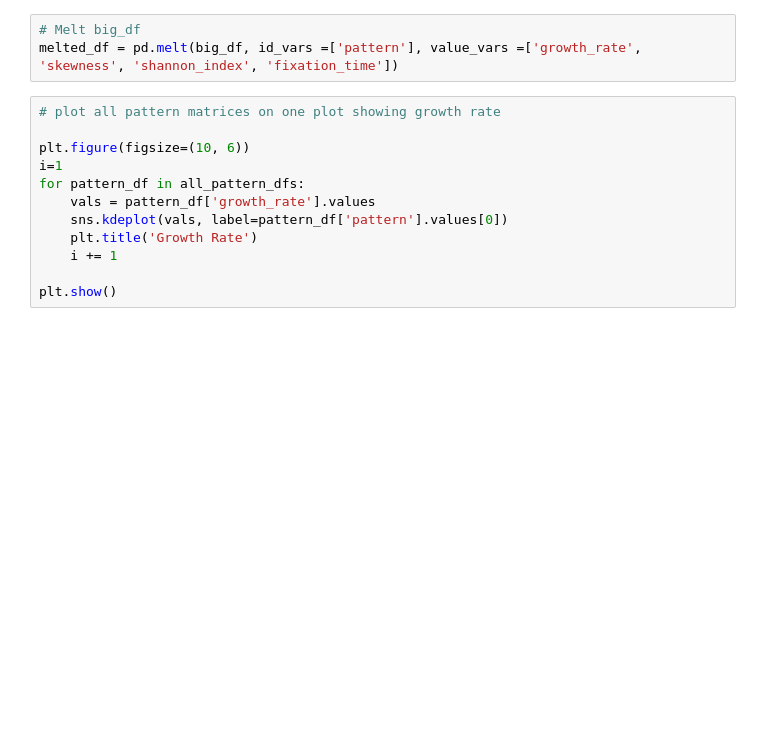
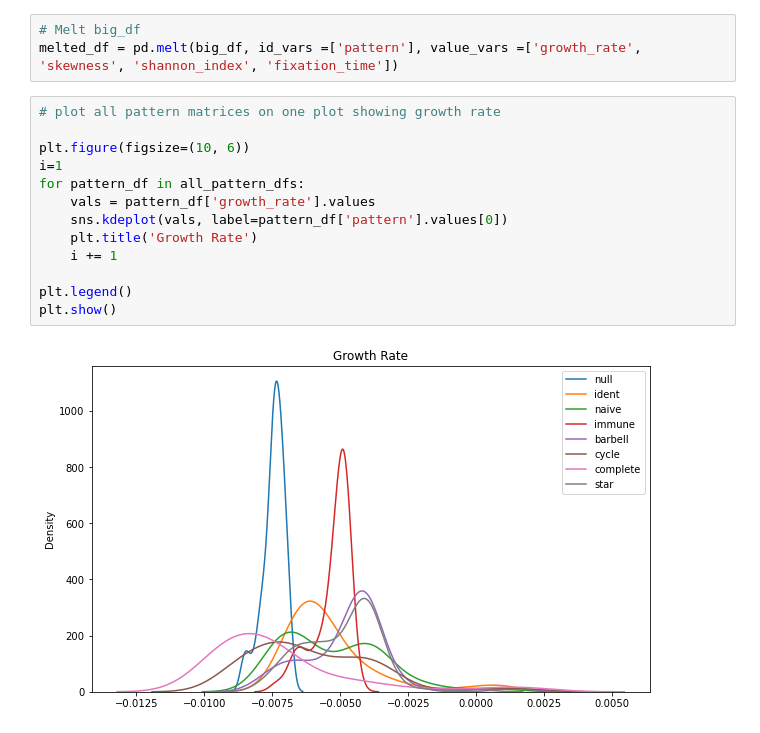
Before and after one commit to DJSiddharthVader/Simulations-02712-Project, a Jupyter notebook: src/patterns_analysis.ipynb, the cells around one changed output. Cells and saved outputs as stored; diff of their text form; blank space fills up the shorter version.

Commit message:
added legends to plots

```diff
--- a/src/patterns_analysis.ipynb
+++ b/src/patterns_analysis.ipynb
@@ -173,15 +195,18 @@ melted_df = pd.melt(big_df, id_vars =['pattern'], value_vars =['growth_rate', 's
 # %%
 # plot all pattern matrices on one plot showing growth rate
 
 plt.figure(figsize=(10, 6))
 i=1
 for pattern_df in all_pattern_dfs:
     vals = pattern_df['growth_rate'].values
     sns.kdeplot(vals, label=pattern_df['pattern'].values[0])
     plt.title('Growth Rate')
     i += 1
 
+plt.legend()
 plt.show()
+# %% [output]
+[figure, added]
 # %%
 # plot all pattern matrices on one plot showing skewness
 
```
Also changed, not shown: parts of 8 cells of this notebook.
